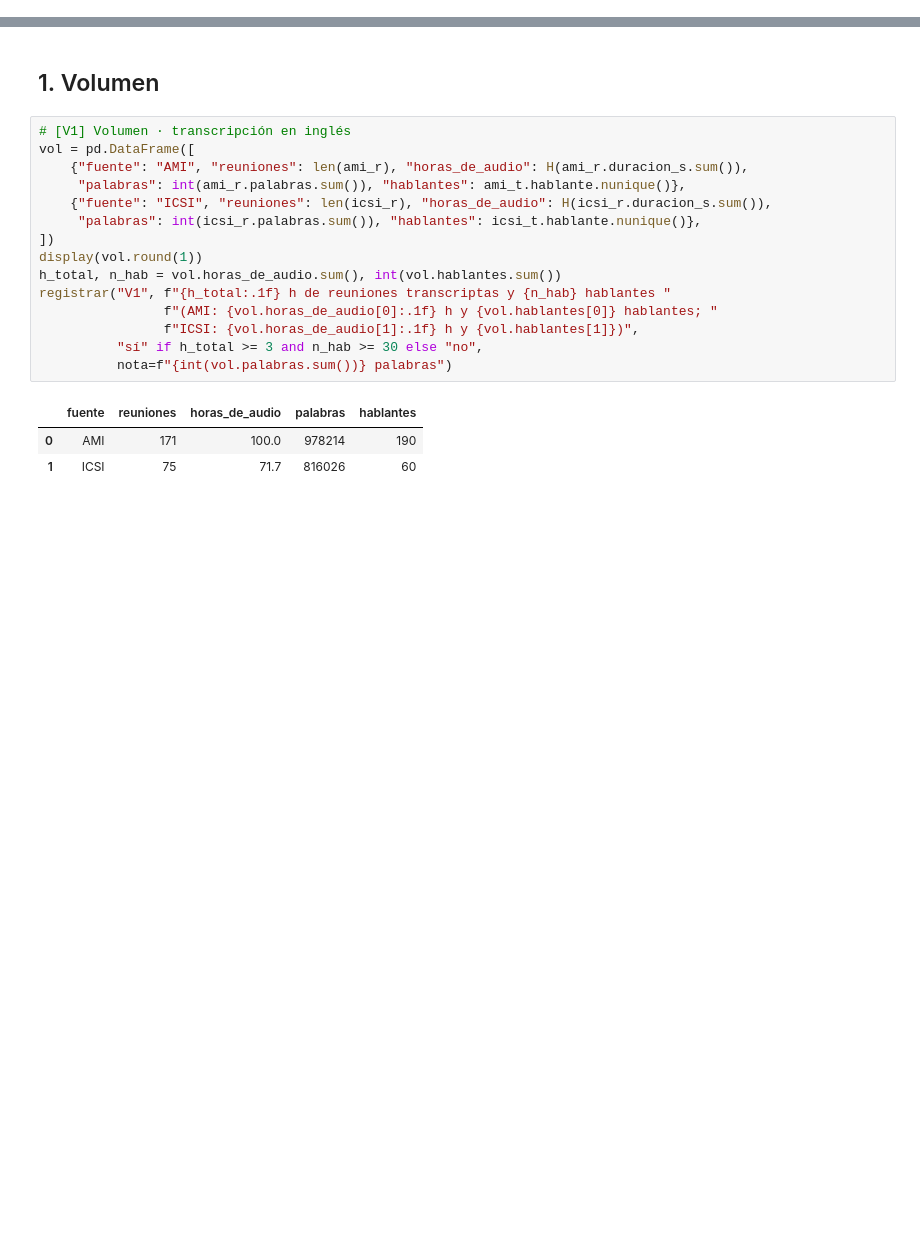
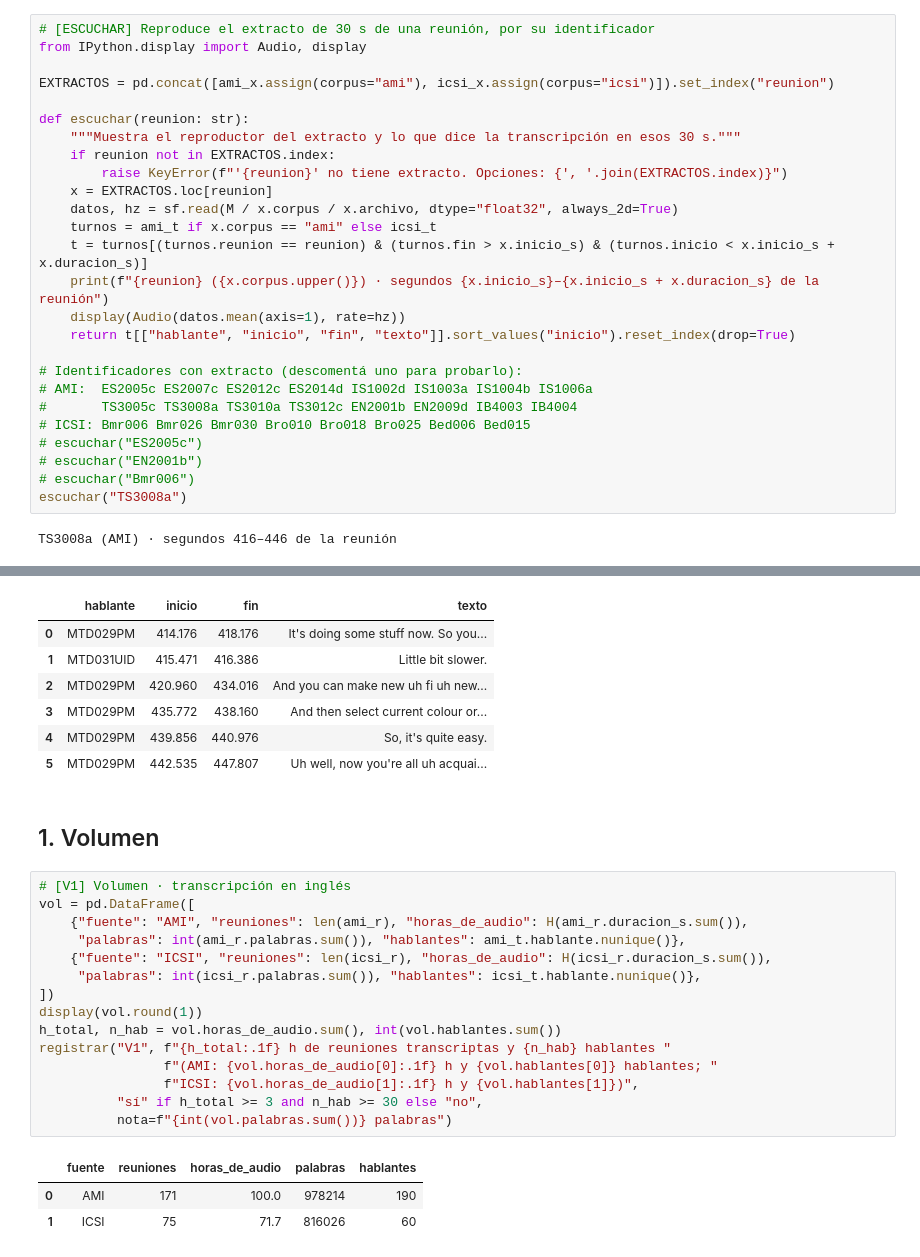
Before and after one commit to bfbarraatarama/mia-taller-de-desarrollo, a Jupyter notebook: hito-2/notebooks/eda_viabilidad.ipynb, the cells around one changed output, grey strips where cells are left out. Cells and saved outputs as stored; diff of their text form; blank space fills up the shorter version.

```diff
--- a/hito-2/notebooks/eda_viabilidad.ipynb
+++ b/hito-2/notebooks/eda_viabilidad.ipynb
@@ -129,0 +133,28 @@ pd.DataFrame([{"tabla": k, "filas": len(v), "columnas": ", ".join(v.columns)} fo
+# %%
+# [ESCUCHAR] Reproduce el extracto de 30 s de una reunión, por su identificador
+from IPython.display import Audio, display
+
+EXTRACTOS = pd.concat([ami_x.assign(corpus="ami"), icsi_x.assign(corpus="icsi")]).set_index("reunion")
+
+def escuchar(reunion: str):
+    """Muestra el reproductor del extracto y lo que dice la transcripción en esos 30 s."""
+    if reunion not in EXTRACTOS.index:
+        raise KeyError(f"'{reunion}' no tiene extracto. Opciones: {', '.join(EXTRACTOS.index)}")
+    x = EXTRACTOS.loc[reunion]
+    datos, hz = sf.read(M / x.corpus / x.archivo, dtype="float32", always_2d=True)
+    turnos = ami_t if x.corpus == "ami" else icsi_t
+    t = turnos[(turnos.reunion == reunion) & (turnos.fin > x.inicio_s) & (turnos.inicio < x.inicio_s + x.duracion_s)]
+    print(f"{reunion} ({x.corpus.upper()}) · segundos {x.inicio_s}–{x.inicio_s + x.duracion_s} de la reunión")
+    display(Audio(datos.mean(axis=1), rate=hz))
+    return t[["hablante", "inicio", "fin", "texto"]].sort_values("inicio").reset_index(drop=True)
+
+# Identificadores con extracto (descomentá uno para probarlo):
+# AMI:  ES2005c ES2007c ES2012c ES2014d IS1002d IS1003a IS1004b IS1006a
+#       TS3005c TS3008a TS3010a TS3012c EN2001b EN2009d IB4003 IB4004
+# ICSI: Bmr006 Bmr026 Bmr030 Bro010 Bro018 Bro025 Bed006 Bed015
+# escuchar("ES2005c")
+# escuchar("EN2001b")
+# escuchar("Bmr006")
+escuchar("TS3008a")
+# %% [output]
+TS3008a (AMI) · segundos 416–446 de la reunión
@@ -130,3 +162,10 @@ pd.DataFrame([{"tabla": k, "filas": len(v), "columnas": ", ".join(v.columns)} fo
+|  | hablante | inicio | fin | texto |
+| 0 | MTD029PM | 414.176 | 418.176 | It's doing some stuff now. So you... |
+| 1 | MTD031UID | 415.471 | 416.386 | Little bit slower. |
+| 2 | MTD029PM | 420.960 | 434.016 | And you can make new uh fi uh new... |
+| 3 | MTD029PM | 435.772 | 438.160 | And then select current colour or... |
+| 4 | MTD029PM | 439.856 | 440.976 | So, it's quite easy. |
+| 5 | MTD029PM | 442.535 | 447.807 | Uh well, now you're all uh acquai... |
 # %% [markdown]
 ## 1. Volumen
 # %%
```
Also changed, not shown: parts of 15 cells of this notebook, 9 other files.
